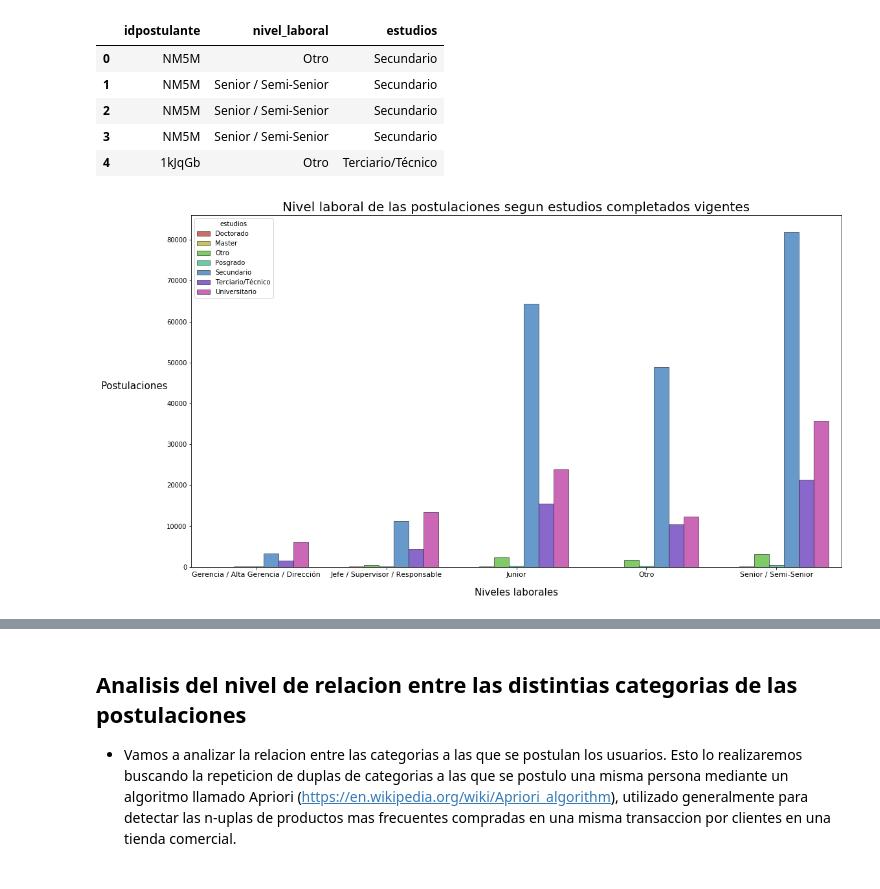
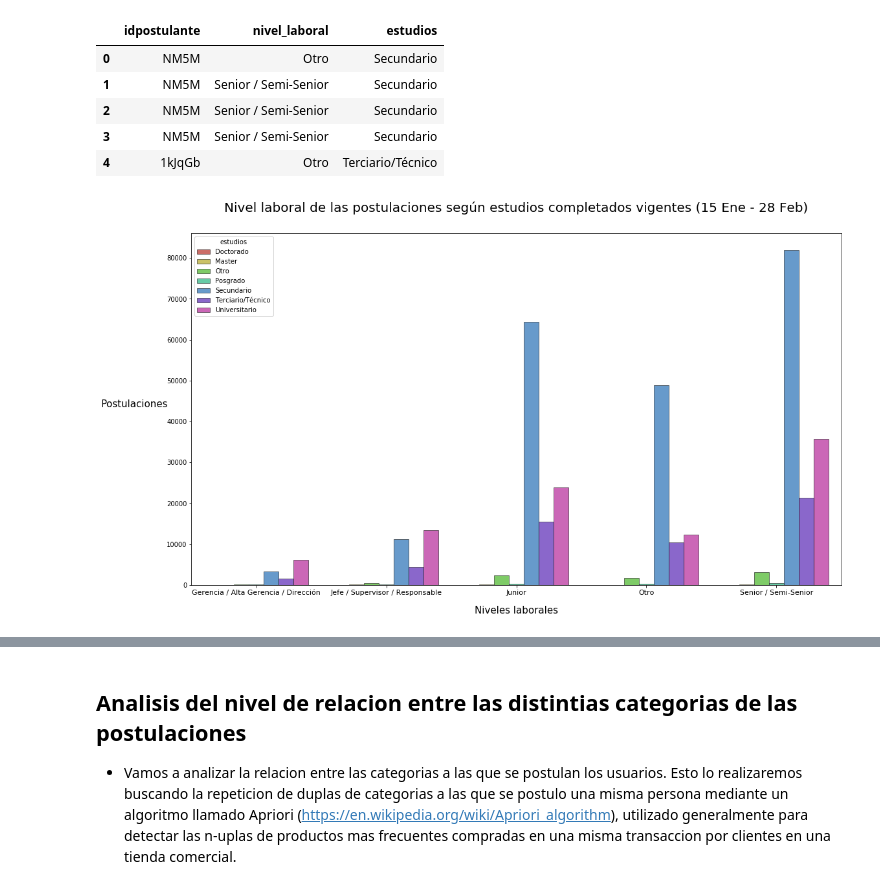
Before and after one commit to alepenaa94/TP-Datos, a Jupyter notebook: OrgatosTP1.ipynb, the cells around one changed output, grey strips where cells are left out. Drawn from its saved outputs; the diff is of its cells as text; code cells hidden in the pictures.

```diff
--- a/OrgatosTP1.ipynb
+++ b/OrgatosTP1.ipynb
@@ -225,6 +236,10 @@ Graduado      194474
 En Curso       78531
 Abandonado     25226
 Name: estado, dtype: int64
+# %%
+# Borramos los de estado abandonado, no nos aportan al analisis que realizaremos y borramos duplicados, si hubiese.
+user_education = user_education[user_education['estado'] != 'Abandonado']
+user_education = user_education.drop_duplicates()
 # %%
 #Luego:
 user_education['estudios'] = user_education['estudios'].astype('category')
@@ -783,12 +874,15 @@ working_data = working_data.drop_duplicates()
 # %%
 fig, ax = plt.subplots(figsize=(18,10))
 
 g = sns.countplot(x='nivel_laboral', hue='estudios', data=working_data, palette="hls", ax=ax, edgecolor='black', linewidth=0.5)
-g.set_title('Nivel laboral de las postulaciones segun estudios completados vigentes', fontsize=20)
+g.set_title('Nivel laboral de las postulaciones según estudios completados vigentes (15 Ene - 28 Feb)', fontsize=20)
 g.set_xlabel('Niveles laborales', labelpad=15, fontsize=15)
 g.set_xticklabels(g.get_xticklabels(), fontsize=11)
 g.set_ylabel('Postulaciones', rotation=0, labelpad=50, fontsize=15)
 
+ax.title.set_position([0.5, 1.05])
+
+plt.savefig('Nivel laboral de las postulaciones segun estudios completados vigentes (15 Ene - 28 Feb).png')
 plt.show()
 # %% [output]
-[figure, old version]
+[figure, new version]
```
Also changed, not shown: parts of 44 cells of this notebook.
